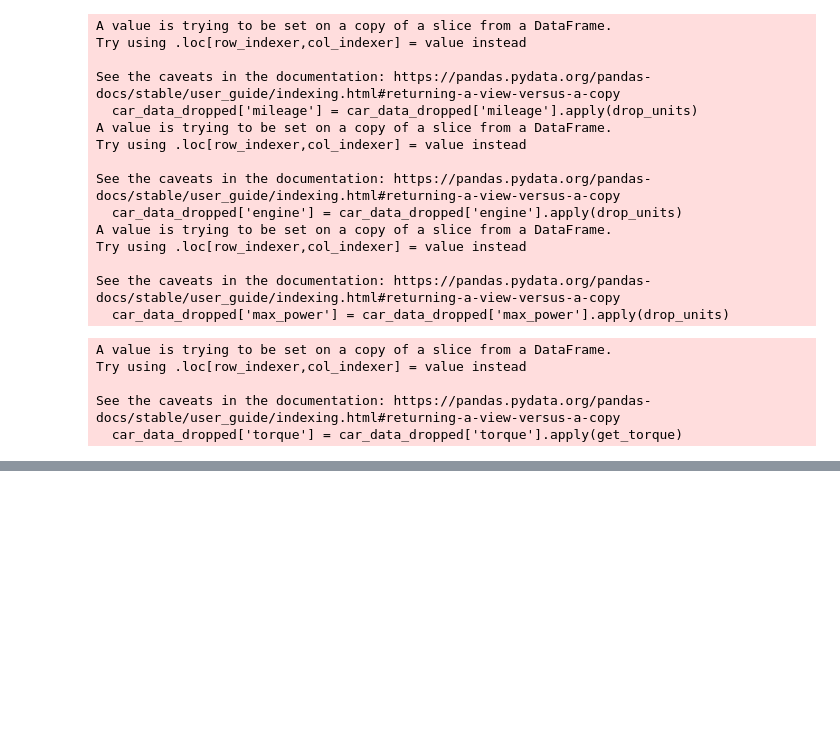
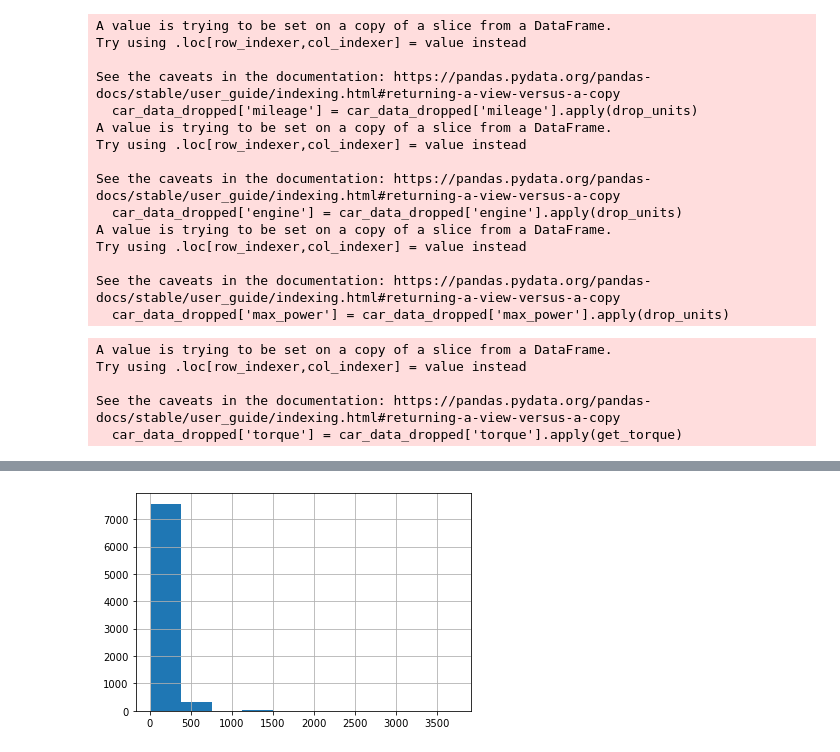
Before and after one commit to CharudattaManwatkar/lra_final_project_group_17, a Jupyter notebook: LRA_final_project.ipynb, the cells around one changed output, grey strips where cells are left out. Saved outputs shown, nothing was run; the diff lists cells and outputs as text; code cells hidden in the pictures; blank space fills up the shorter version.

```diff
--- a/LRA_final_project.ipynb
+++ b/LRA_final_project.ipynb
@@ -162,0 +332,6 @@ car_data_dropped.head()
+# %%
+def name_encoding(s):
+    if s in local:
+        return 'local'
+    else:
+        return 'imported'
@@ -162,0 +408,7 @@ car_data_dropped.head()
+# %%
+def fuel_encoding(s):
+    if s in ['Petrol', 'Diesel']:
+        return 'Coventional'
+    else:
+        return 'Others'
+car_data_dropped['fuel'] = car_data_dropped['fuel'].apply(fuel_encoding)
@@ -162,0 +476,13 @@ car_data_dropped.head()
+# %%
+def condense_owner(owner_str):
+    if isinstance(owner_str, str):
+#         if owner_str in ['Fourth & Above Owner', 'Third Owner']:
+        if owner_str != 'First Owner':
+#             return 'Third & Above'
+            return 'Old'
+        else:
+#             return owner_str
+            return 'New'
+
+car_data_dropped['owner'] = car_data_dropped['owner'].apply(condense_owner)
+car_data_dropped.head()
@@ -162,0 +537,4 @@ car_data_dropped.head()
+# %%
+car_data_dropped['torque'].hist();
+# %% [output]
+[figure, added]
```
Also changed, not shown: parts of 31 cells of this notebook.
